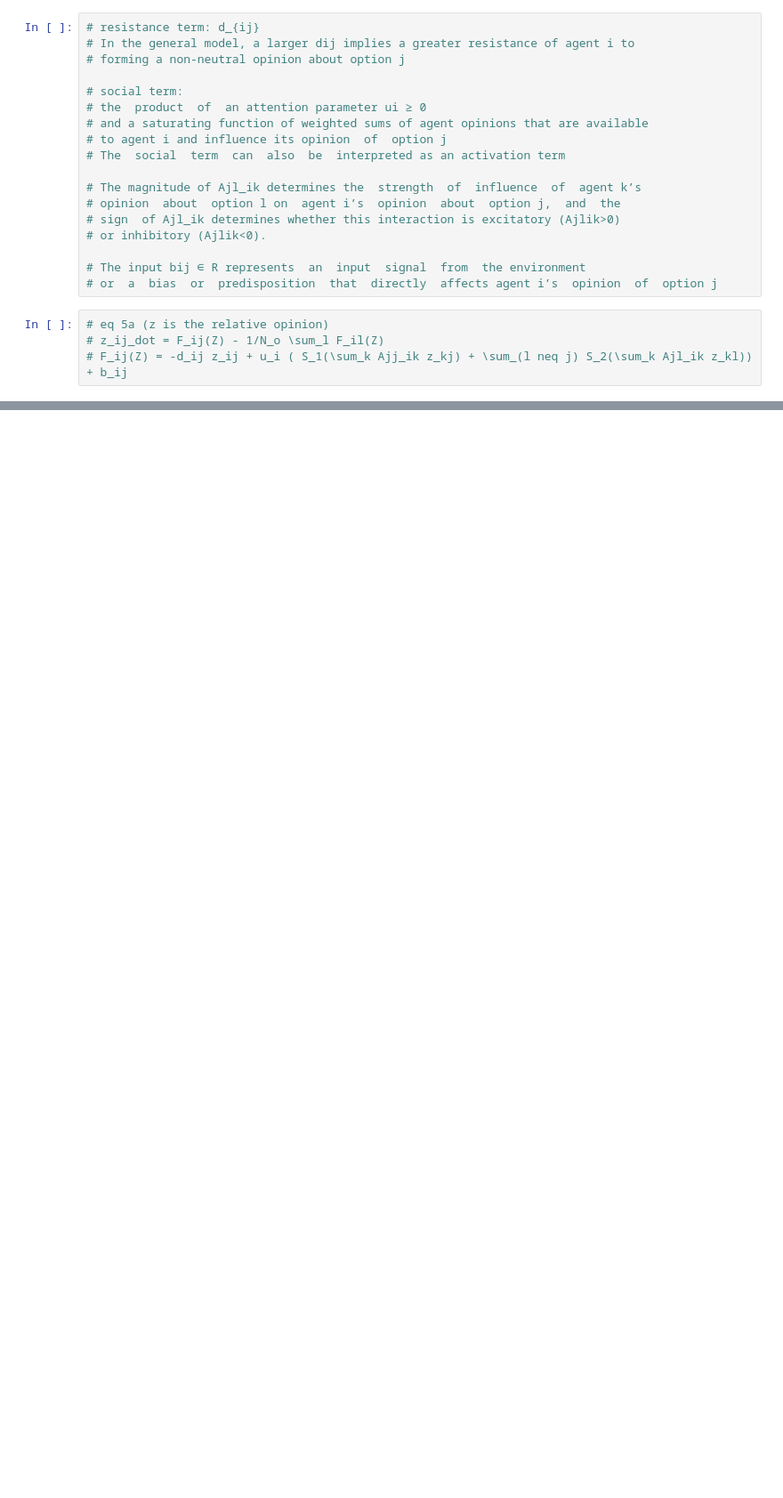
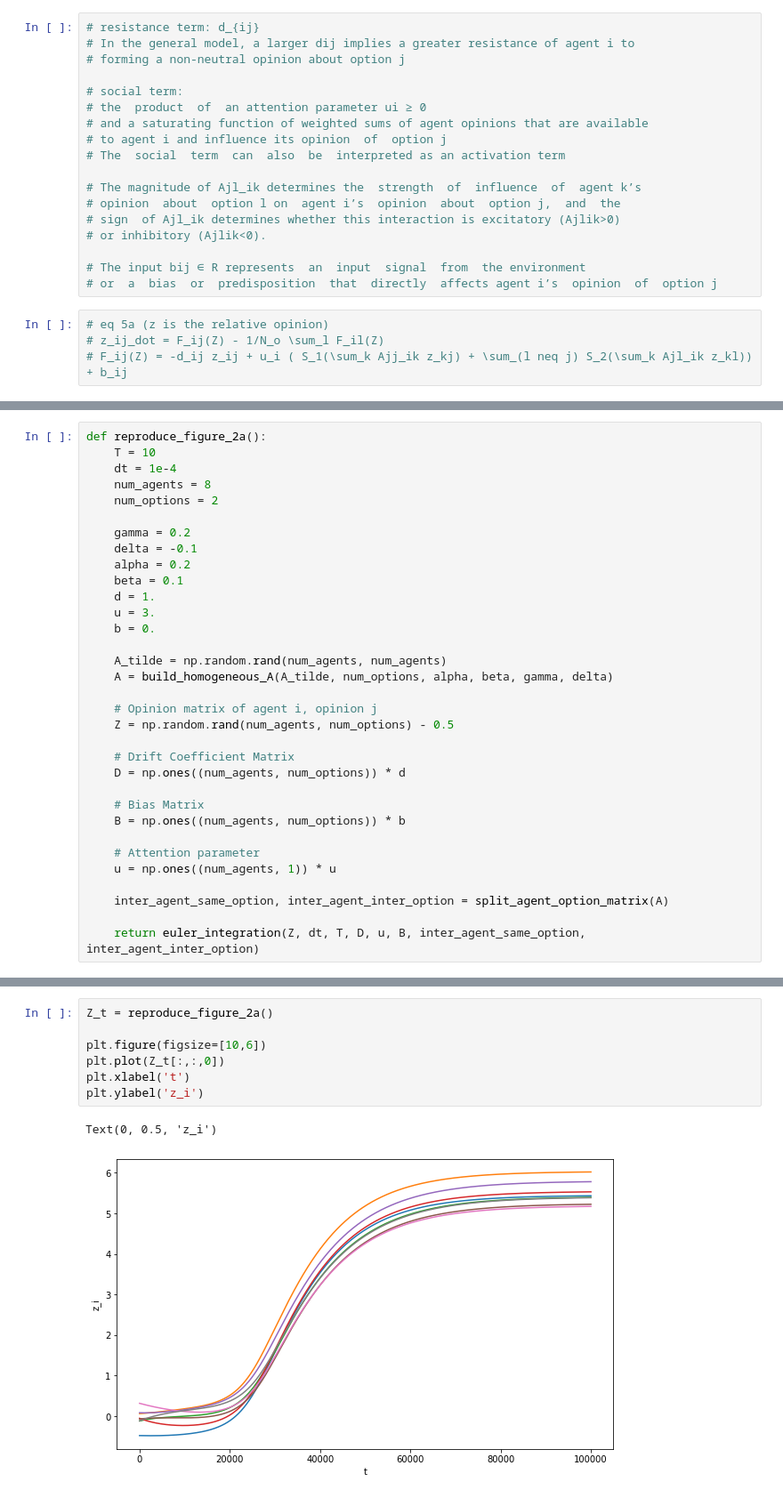
Before and after one commit to cablanc/dlps, a Jupyter notebook: gnn/Cooperative_and_Competitive_Homogeneous_Agents.ipynb, the cells around one changed output, grey strips where cells are left out. Shown at 89% size. Drawn from its saved outputs; the diff is of its cells as text; blank space fills up the shorter version.

Commit message:
Adds functions to reproduce figure 2 a and b of the paper

```diff
--- a/gnn/Cooperative_and_Competitive_Homogeneous_Agents.ipynb
+++ b/gnn/Cooperative_and_Competitive_Homogeneous_Agents.ipynb
@@ -202,0 +284,33 @@ test_compute_drift()
+# %%
+def reproduce_figure_2a():
+    T = 10
+    dt = 1e-4
+    num_agents = 8
+    num_options = 2
+
+    gamma = 0.2
+    delta = -0.1
+    alpha = 0.2
+    beta = 0.1
+    d = 1.
+    u = 3.
+    b = 0.
+
+    A_tilde = np.random.rand(num_agents, num_agents)
+    A = build_homogeneous_A(A_tilde, num_options, alpha, beta, gamma, delta)
+
+    # Opinion matrix of agent i, opinion j
+    Z = np.random.rand(num_agents, num_options) - 0.5
+
+    # Drift Coefficient Matrix
+    D = np.ones((num_agents, num_options)) * d
+
+    # Bias Matrix
+    B = np.ones((num_agents, num_options)) * b
+
+    # Attention parameter
+    u = np.ones((num_agents, 1)) * u
+
+    inter_agent_same_option, inter_agent_inter_option = split_agent_option_matrix(A)
+
+    return euler_integration(Z, dt, T, D, u, B, inter_agent_same_option, inter_agent_inter_option)
@@ -202,0 +349,10 @@ test_compute_drift()
+# %%
+Z_t = reproduce_figure_2a()
+
+plt.figure(figsize=[10,6])
+plt.plot(Z_t[:,:,0])
+plt.xlabel('t')
+plt.ylabel('z_i')
+# %% [output]
+Text(0, 0.5, 'z_i')
+[figure, added]
```
Also changed, not shown: parts of 13 cells of this notebook.
